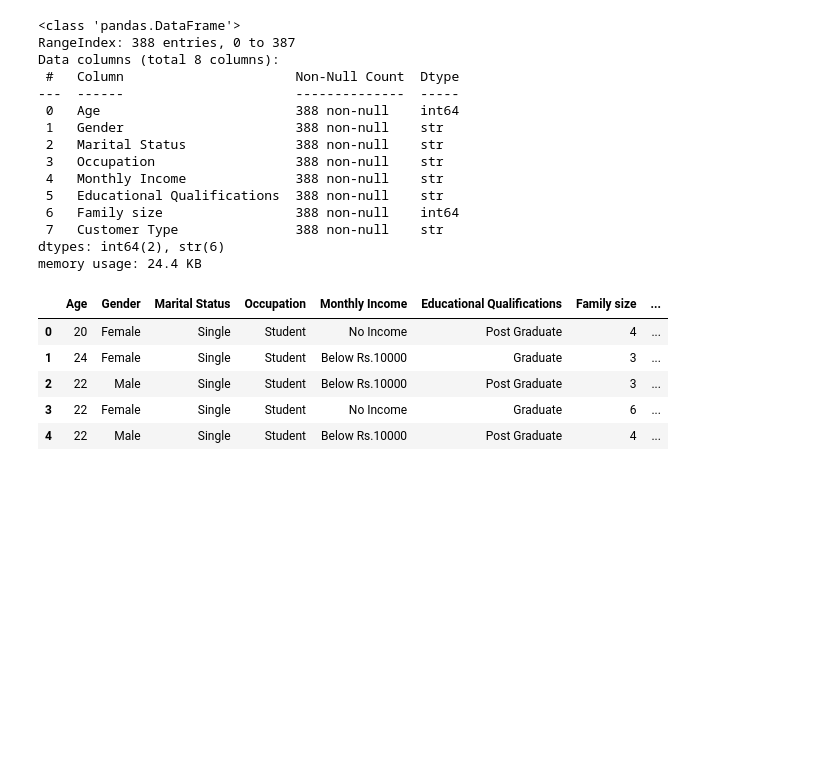
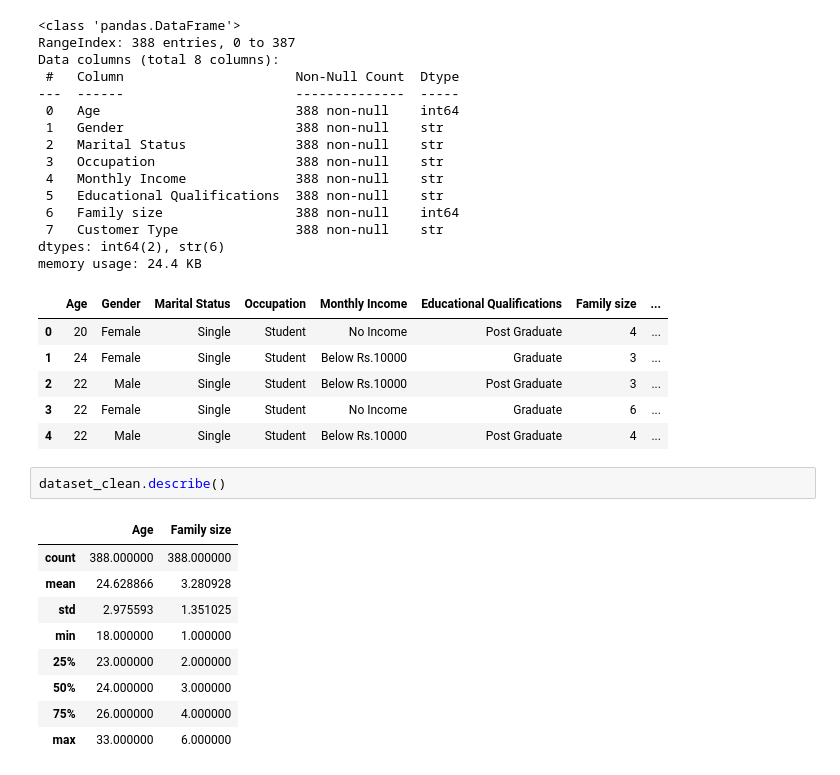
Before and after one commit to angliu544/Kaggle-Presentation, a Jupyter notebook: present.ipynb, the cells around one changed output. Drawn from its saved outputs; the diff is of its cells as text; blank space fills up the shorter version.

```diff
--- a/present.ipynb
+++ b/present.ipynb
@@ -60,3 +63,15 @@ memory usage: 24.4 KB
 | 2 | 22 | Male | Single | Student | Below Rs.10000 | Post Graduate | 3 | ... |
 | 3 | 22 | Female | Single | Student | No Income | Graduate | 6 | ... |
 | 4 | 22 | Male | Single | Student | Below Rs.10000 | Post Graduate | 4 | ... |
+# %%
+dataset_clean.describe()
+# %% [output]
+|  | Age | Family size |
+| count | 388.000000 | 388.000000 |
+| mean | 24.628866 | 3.280928 |
+| std | 2.975593 | 1.351025 |
+| min | 18.000000 | 1.000000 |
+| 25% | 23.000000 | 2.000000 |
+| 50% | 24.000000 | 3.000000 |
+| 75% | 26.000000 | 4.000000 |
+| max | 33.000000 | 6.000000 |
```
Also changed, not shown: parts of 4 cells of this notebook.
